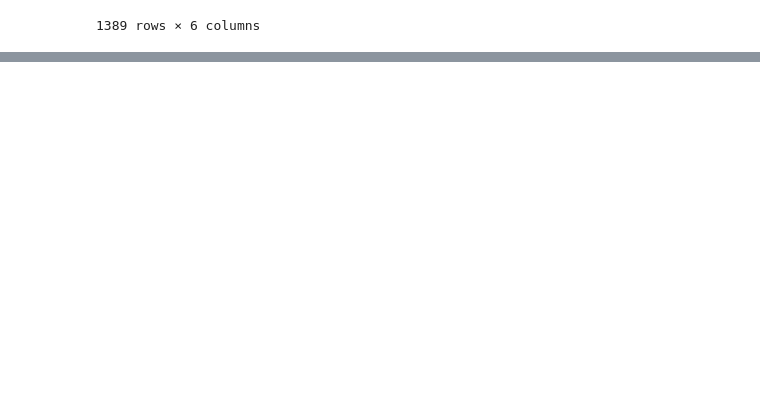
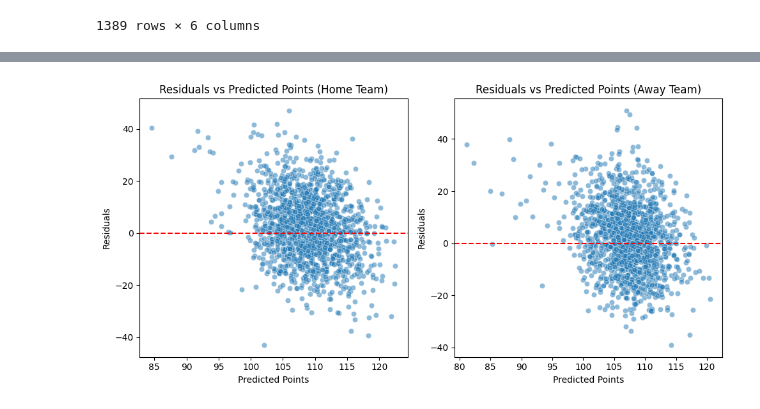
Before and after one commit to suhasp3/NBA-Betting-Model, a Jupyter notebook: modelx.ipynb, the cells around one changed output, grey strips where cells are left out. Saved outputs shown, nothing was run; the diff lists cells and outputs as text; code cells hidden in the pictures; blank space fills up the shorter version.

```diff
--- a/modelx.ipynb
+++ b/modelx.ipynb
@@ -267,0 +295,28 @@ plt.show()
+# %%
+# Residuals for home team points
+test_games['Residual_home'] = test_games['PTS_home'] - test_games['PTS_home_pred']
+
+# Residuals for away team points
+test_games['Residual_away'] = test_games['PTS_away'] - test_games['PTS_away_pred']
+
+# Plot residuals for home team points
+plt.figure(figsize=(10, 5))
+plt.subplot(1, 2, 1)
+sns.scatterplot(x=test_games['PTS_home_pred'], y=test_games['Residual_home'], alpha=0.5)
+plt.axhline(0, color='red', linestyle='--')
+plt.title('Residuals vs Predicted Points (Home Team)')
+plt.xlabel('Predicted Points')
+plt.ylabel('Residuals')
+
+# Plot residuals for away team points
+plt.subplot(1, 2, 2)
+sns.scatterplot(x=test_games['PTS_away_pred'], y=test_games['Residual_away'], alpha=0.5)
+plt.axhline(0, color='red', linestyle='--')
+plt.title('Residuals vs Predicted Points (Away Team)')
+plt.xlabel('Predicted Points')
+plt.ylabel('Residuals')
+
+plt.tight_layout()
+plt.show()
+# %% [output]
+[figure, added]
```
Also changed, not shown: parts of 3 cells of this notebook.
